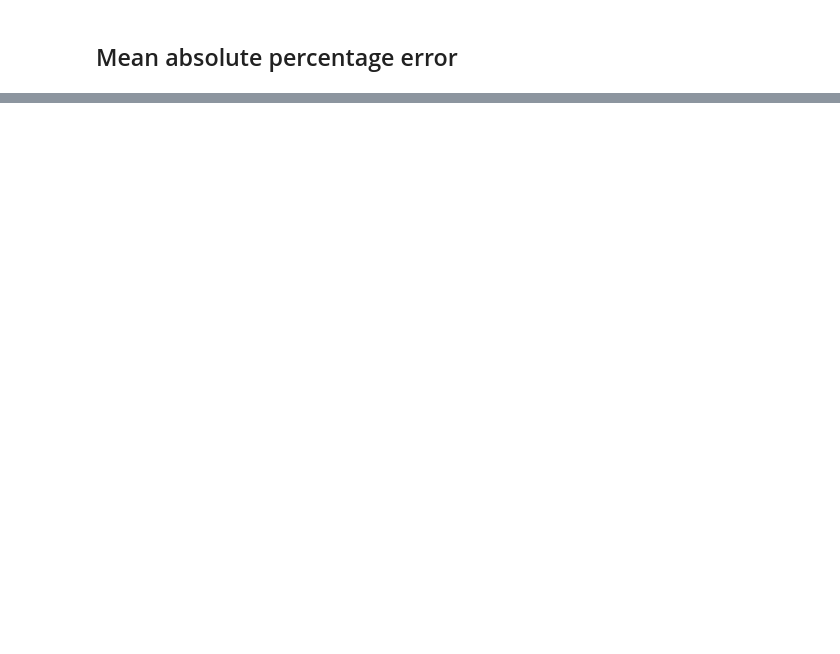
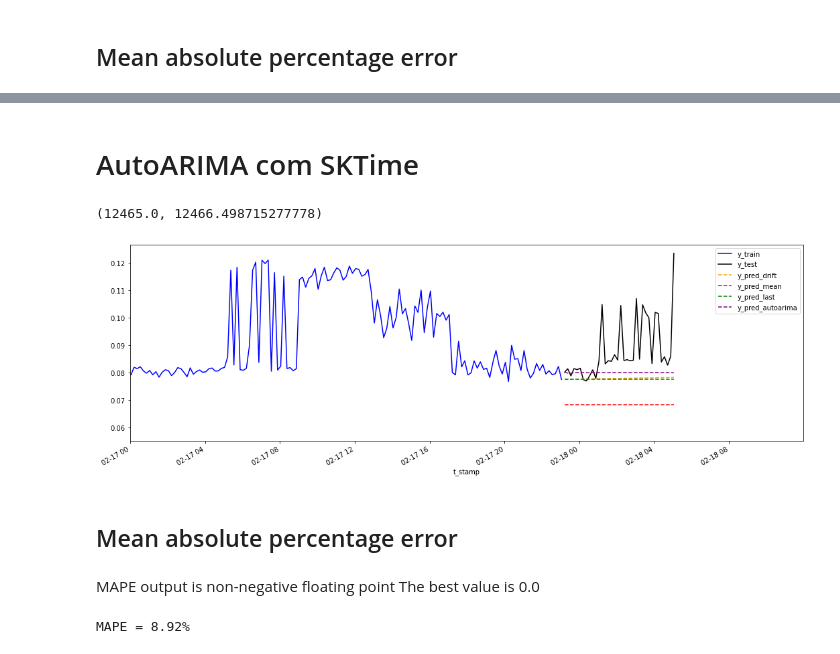
Before and after one commit to victorpecine/nasa_bearing_forecast, a Jupyter notebook: bearing_1.ipynb, the cells around one changed output, grey strips where cells are left out. Drawn from its saved outputs; the diff is of its cells as text; code cells hidden in the pictures; blank space fills up the shorter version.

Commit message:
sktime auto_arima

```diff
--- a/bearing_1.ipynb
+++ b/bearing_1.ipynb
@@ -739,0 +741,47 @@ MAPE = 9.22%
+# %% [markdown]
+# AutoARIMA com SKTime
+# %%
+forecaster = AutoARIMA()
+
+forecaster.fit(y_train)
+
+y_pred_autoarima = forecaster.predict(fh)
+# %%
+fig, ax = plt.subplots(figsize=(18, 6))
+
+y_train.plot(ax=ax, color='blue')
+
+y_test.plot(ax=ax, color='k')
+
+y_pred_drift.plot(ax=ax, color='orange', linestyle='dashed')
+
+y_pred_mean.plot(ax=ax, color='red', linestyle='dashed')
+
+y_pred_last.plot(ax=ax, color='green', linestyle='dashed')
+
+y_pred_autoarima.plot(ax=ax, color='purple', linestyle='dashed')
+
+ax.legend(labels=['y_train',
+                  'y_test',
+                  'y_pred_drift',
+                  'y_pred_mean',
+                  'y_pred_last',
+                  'y_pred_autoarima'])
+
+ax.set_xlim(pd.to_datetime('2004-02-17'))
+# %% [output]
+(12465.0, 12466.498715277778)
+[figure, added]
+# %% [markdown]
+## Mean absolute percentage error
+# %% [markdown]
+MAPE output is non-negative floating point
+The best value is 0.0
+# %%
+mape = mean_absolute_percentage_error(y_test, y_pred_autoarima)
+
+mape = mape * 100
+
+print('MAPE = {:.2f}%'.format(mape))
+# %% [output]
+MAPE = 8.92%
```
Also changed, not shown: parts of 11 cells of this notebook.
